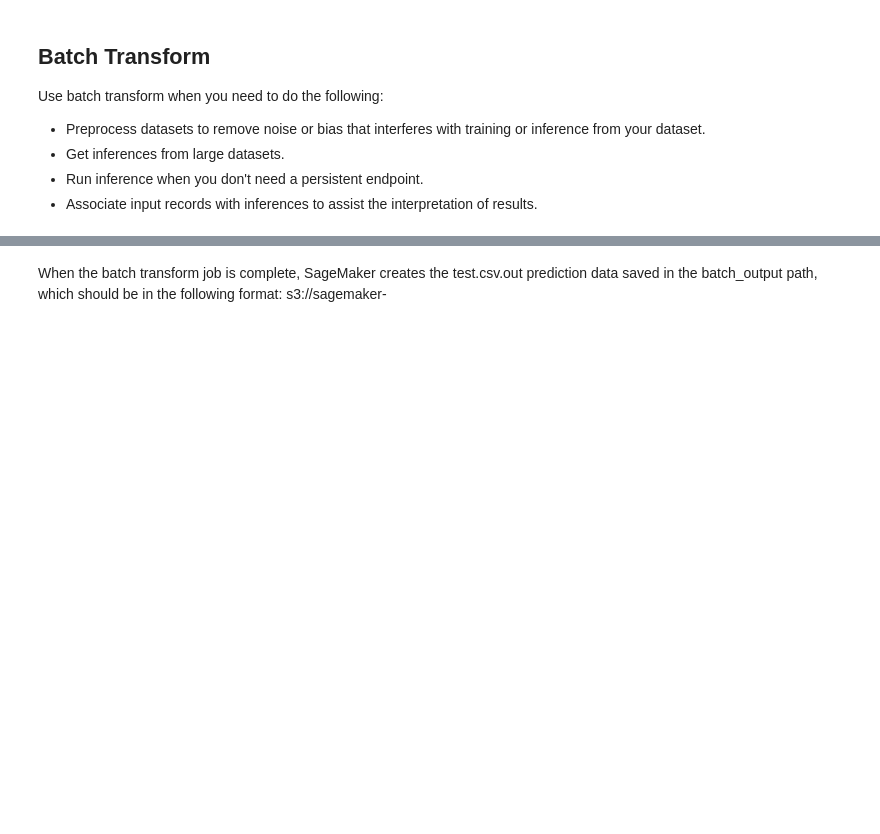
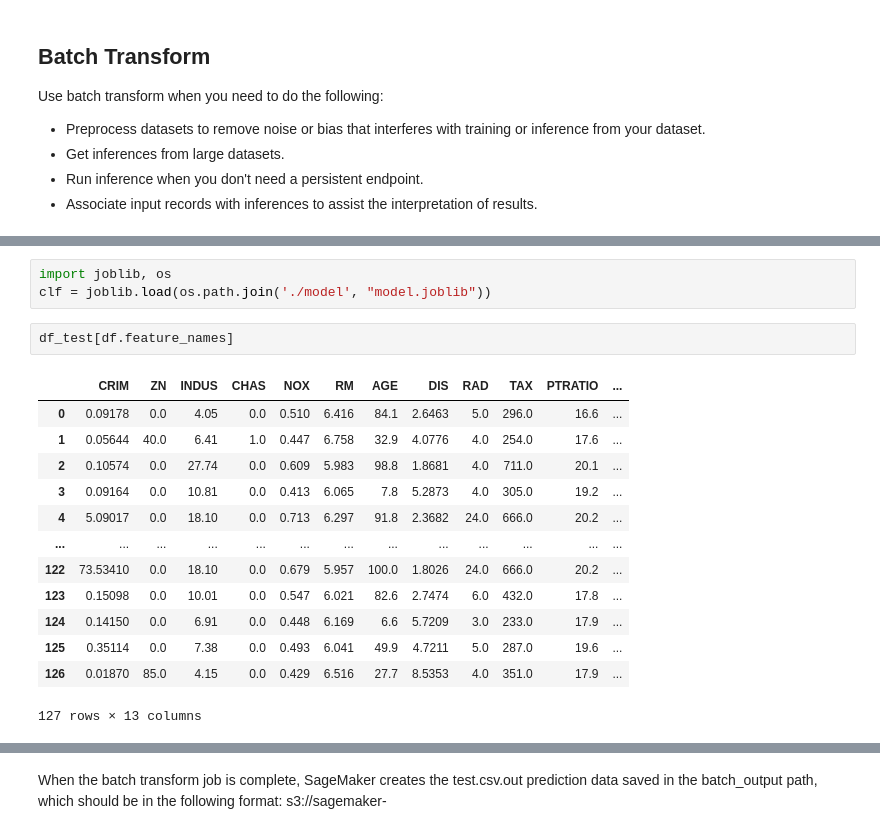
Before and after one commit to Amirosimani/workshop_11062021, a Jupyter notebook: Sklearn_on_SageMaker_end2end.ipynb, the cells around one changed output, grey strips where cells are left out. Saved outputs shown, nothing was run; the diff lists cells and outputs as text; blank space fills up the shorter version.

```diff
--- a/Sklearn_on_SageMaker_end2end.ipynb
+++ b/Sklearn_on_SageMaker_end2end.ipynb
@@ -308,0 +425,19 @@ Model artifact persisted at s3://sagemaker-us-east-1-367158743199/RF-tuner-21061
+# %%
+import joblib, os
+clf = joblib.load(os.path.join('./model', "model.joblib"))
+# %%
+df_test[df.feature_names]
+# %% [output]
+|  | CRIM | ZN | INDUS | CHAS | NOX | RM | AGE | DIS | RAD | TAX | PTRATIO | ... |
+| 0 | 0.09178 | 0.0 | 4.05 | 0.0 | 0.510 | 6.416 | 84.1 | 2.6463 | 5.0 | 296.0 | 16.6 | ... |
+| 1 | 0.05644 | 40.0 | 6.41 | 1.0 | 0.447 | 6.758 | 32.9 | 4.0776 | 4.0 | 254.0 | 17.6 | ... |
+| 2 | 0.10574 | 0.0 | 27.74 | 0.0 | 0.609 | 5.983 | 98.8 | 1.8681 | 4.0 | 711.0 | 20.1 | ... |
+| 3 | 0.09164 | 0.0 | 10.81 | 0.0 | 0.413 | 6.065 | 7.8 | 5.2873 | 4.0 | 305.0 | 19.2 | ... |
+| 4 | 5.09017 | 0.0 | 18.10 | 0.0 | 0.713 | 6.297 | 91.8 | 2.3682 | 24.0 | 666.0 | 20.2 | ... |
+| ... | ... | ... | ... | ... | ... | ... | ... | ... | ... | ... | ... | ... |
+| 122 | 73.53410 | 0.0 | 18.10 | 0.0 | 0.679 | 5.957 | 100.0 | 1.8026 | 24.0 | 666.0 | 20.2 | ... |
+| 123 | 0.15098 | 0.0 | 10.01 | 0.0 | 0.547 | 6.021 | 82.6 | 2.7474 | 6.0 | 432.0 | 17.8 | ... |
+| 124 | 0.14150 | 0.0 | 6.91 | 0.0 | 0.448 | 6.169 | 6.6 | 5.7209 | 3.0 | 233.0 | 17.9 | ... |
+| 125 | 0.35114 | 0.0 | 7.38 | 0.0 | 0.493 | 6.041 | 49.9 | 4.7211 | 5.0 | 287.0 | 19.6 | ... |
+| 126 | 0.01870 | 85.0 | 4.15 | 0.0 | 0.429 | 6.516 | 27.7 | 8.5353 | 4.0 | 351.0 | 17.9 | ... |
+127 rows × 13 columns
```
Also changed, not shown: parts of 12 cells of this notebook.
